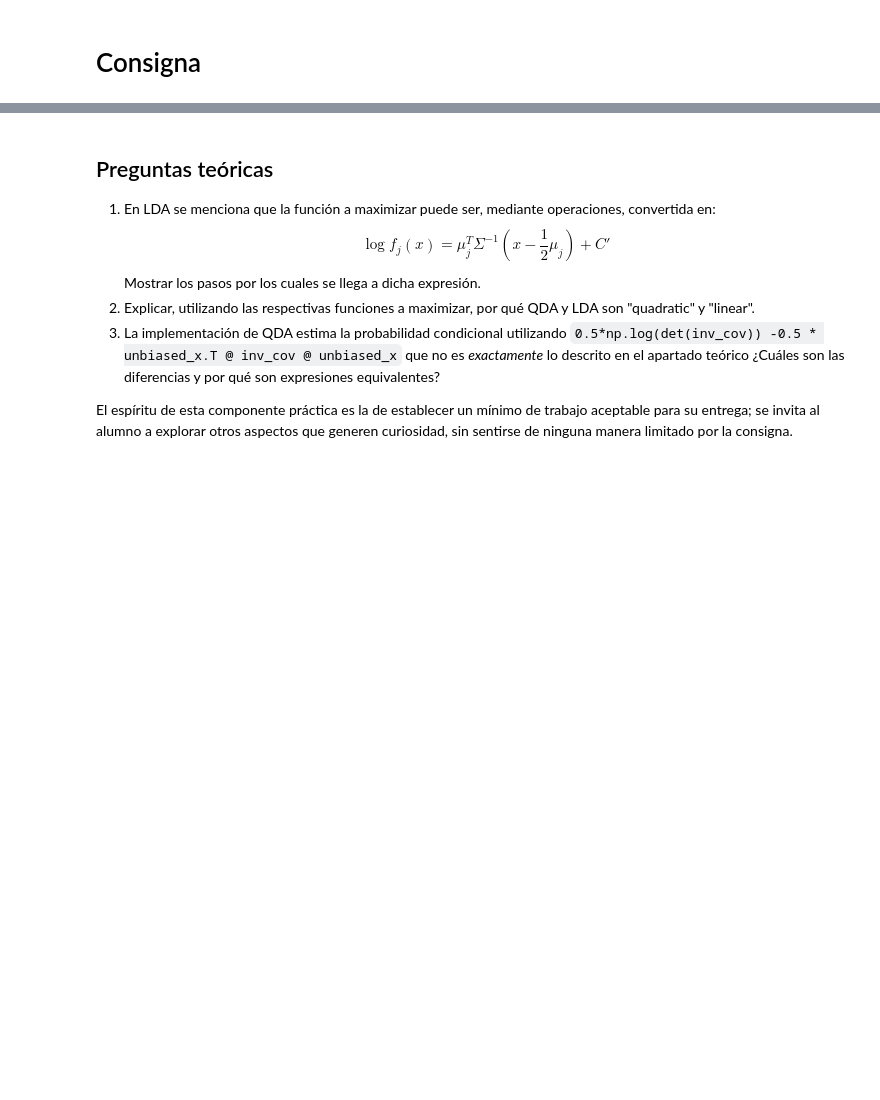
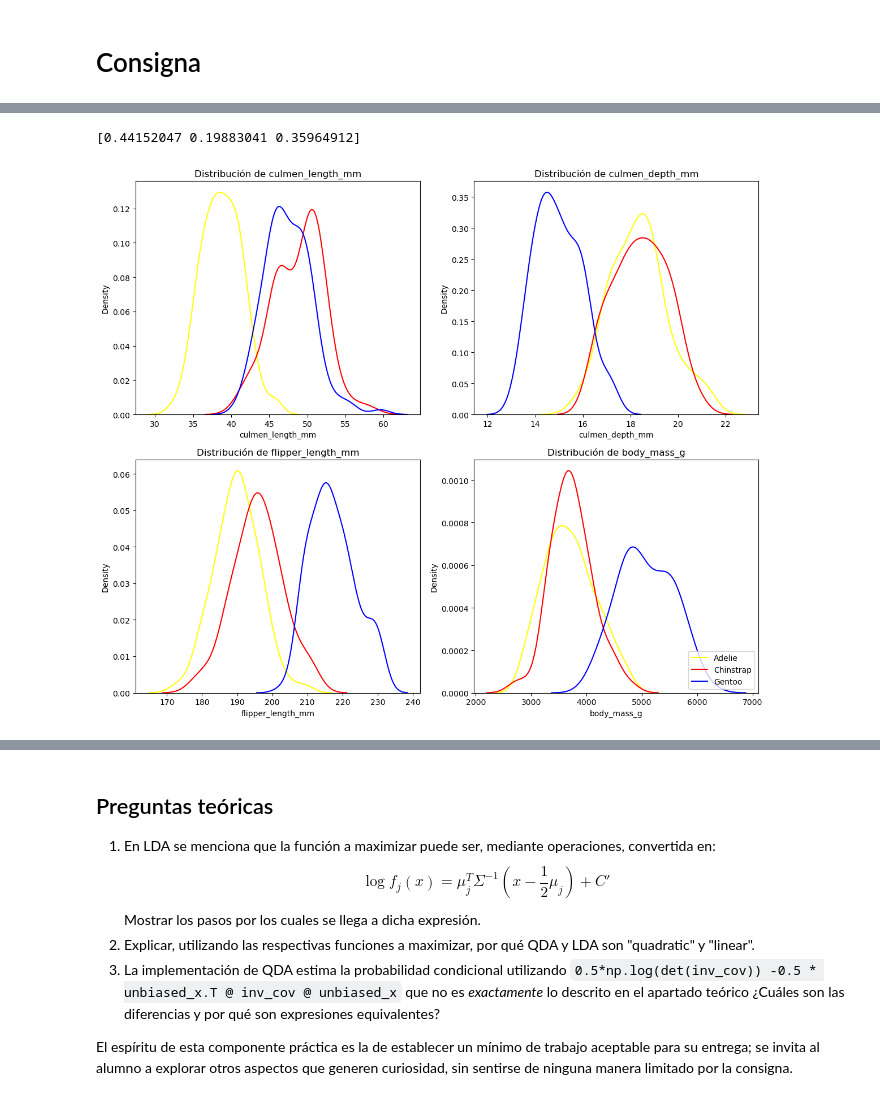
Before and after one commit to nielspac177/Posgrado_UBA_LSE, a Jupyter notebook: AMIA_2024_TP_final_LDA_QDA.ipynb, the cells around one changed output, grey strips where cells are left out. Drawn from its saved outputs; the diff is of its cells as text; code cells hidden in the pictures; blank space fills up the shorter version.

```diff
--- a/AMIA_2024_TP_final_LDA_QDA.ipynb
+++ b/AMIA_2024_TP_final_LDA_QDA.ipynb
@@ -318,0 +581,37 @@ LDA | Iris | 125 | 0.22 | 0.8
+# %%
+df_penguins, target_penguins = fetch_openml(name="penguins", return_X_y=True, as_frame=True, parser='auto')
+df_penguins.drop(columns=['island', 'sex'], inplace=True)
+mask = df_penguins.isna().sum(axis=1) == 0#.sum(axis=1) == 0
+df_penguins = df_penguins[mask]
+mapping_dic = {'Adelie':0, 'Chinstrap': 1, 'Gentoo':2}
+reverse_mapping = ['Adelie', 'Chinstrap', 'Gentoo']
+target_penguins = np.array(target_penguins[mask].map(mapping_dic))
+proba = np.bincount(target_penguins).astype(int)/len(target_penguins)
+
+print(proba)
+fer= np.bincount(target_penguins)
+# df_penguins = pd.DataFrame(data_penguins.data, columns=data_penguins.feature_names)
+df_penguins['target'] = np.array(target_penguins)
+# %% [output]
+[0.44152047 0.19883041 0.35964912]
+# %%
+features_name = df_penguins.drop(columns=['target']).columns
+
+df_penguins_adeline = df_penguins[df_penguins['target'] == 0]
+df_penguins_chinstrap = df_penguins[df_penguins['target'] == 1]
+df_penguins_gentoo = df_penguins[df_penguins['target'] == 2]
+
+fig, axes = plt.subplots(2, 2, figsize=(12, 10))
+for i, col in enumerate(features_name):
+    sns.kdeplot(df_penguins_adeline[col], ax=axes[i//2, i%2], color='yellow', legend=True, label='Adelie')
+    axes[i//2, i%2].set_title(f'Distribución de {col}')
+    sns.kdeplot(df_penguins_chinstrap[col], ax=axes[i//2, i%2], color='red', label='Chinstrap')
+    axes[i//2, i%2].set_title(f'Distribución de {col}')
+    sns.kdeplot(df_penguins_gentoo[col], ax=axes[i//2, i%2], color='blue', label='Gentoo')
+    axes[i//2, i%2].set_title(f'Distribución de {col}')
+
+plt.legend(loc='lower right')
+plt.tight_layout()
+plt.show()
+# %% [output]
+[figure, added]
```
Also changed, not shown: parts of 101 cells of this notebook.
